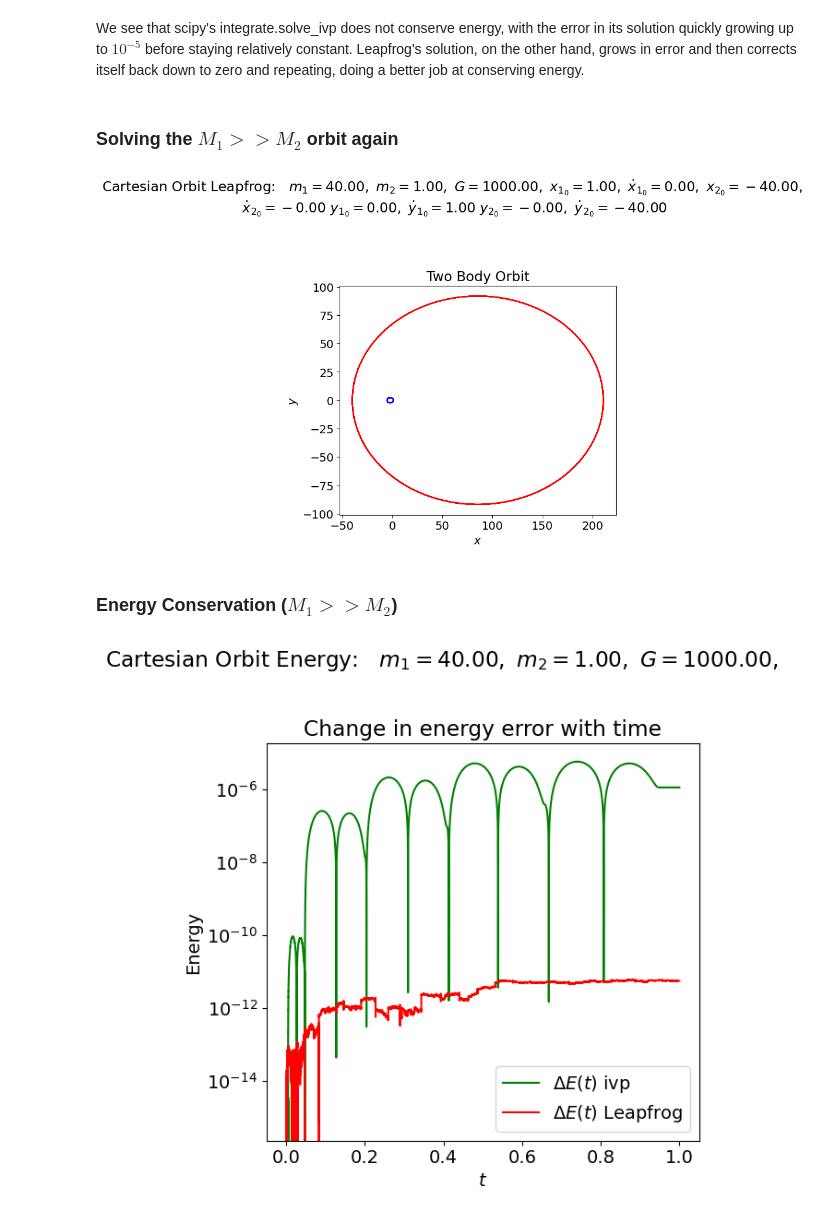
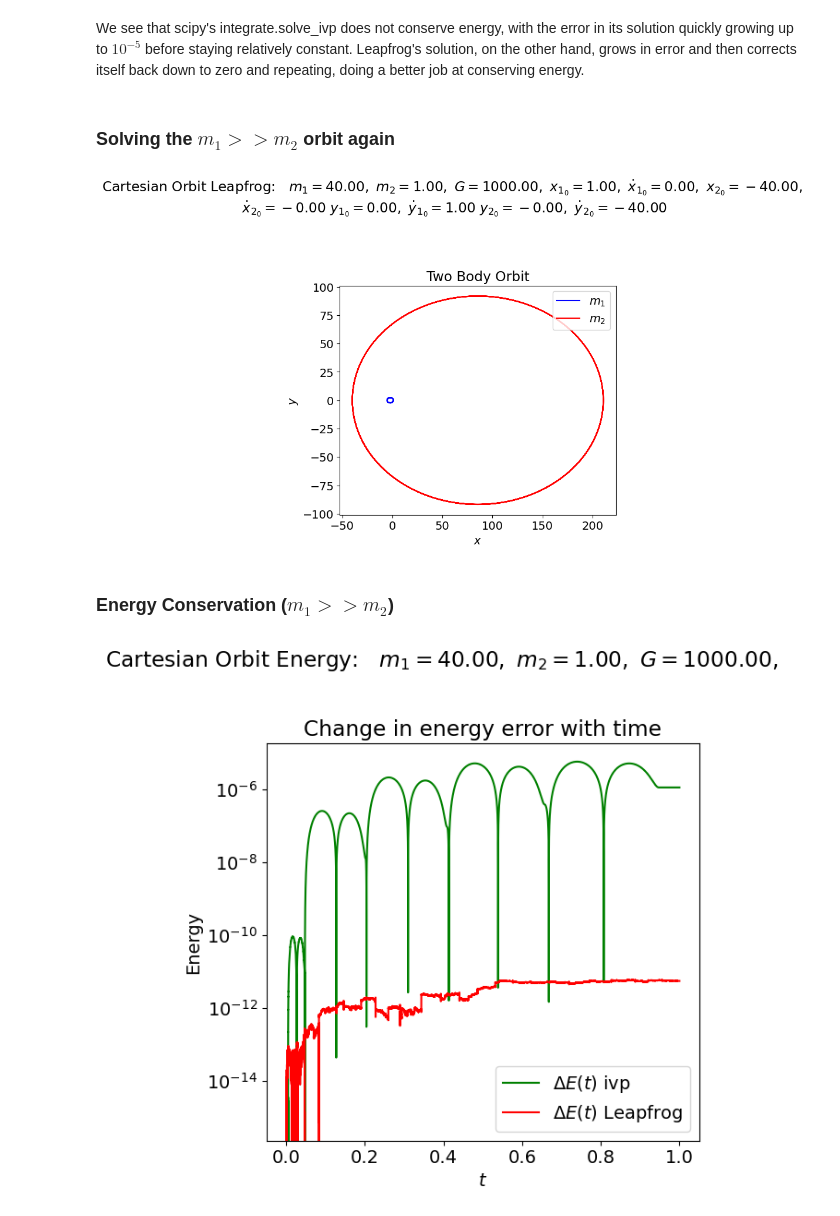
Before and after one commit to myers2004/5300_final, a Jupyter notebook: 5300_final.ipynb, the cells around one changed output. Cells and saved outputs as stored; diff of their text form; code cells hidden in the pictures.

```diff
--- a/5300_final.ipynb
+++ b/5300_final.ipynb
@@ -1548,7 +1557,7 @@ fig_5.tight_layout()
 # %% [markdown]
 We see that scipy's integrate.solve_ivp does not conserve energy, with the error in its solution quickly growing up to $10^{-5}$ before staying relatively constant. Leapfrog's solution, on the other hand, grows in error and then corrects itself back down to zero and repeating, doing a better job at conserving energy.
 # %% [markdown]
-### Solving the $M_1 >> M_2$ orbit again
+### Solving the $m_1 >> m_2$ orbit again
 # %%
 # Plotting time
 t_start = 0.
@@ -1591,38 +1600,39 @@ fig = plt.figure(figsize=(6,6))
 overall_title = 'Cartesian Orbit Leapfrog:  ' + \
                  rf' $m_1 = {m1:.2f},$' + \
                  rf' $m_2 = {m2:.2f},$' + \
                  rf' $G = {G:.2f},$' + \
                  rf' $x_{{1_0}} = {x_1_0:.2f},$' + \
                  rf' $\dot x_{{1_0}} = {x_dot_1_0:.2f},$' + \
                  rf' $x_{{2_0}} = {x_2_0:.2f},$' + '\n' + \
                  rf' $\dot x_{{2_0}} = {x_dot_2_0:.2f}$' + \
                  rf' $y_{{1_0}} = {y_1_0:.2f},$' + \
                  rf' $\dot y_{{1_0}} = {y_dot_1_0:.2f}$' + \
                  rf' $y_{{2_0}} = {y_2_0:.2f},$' + \
                  rf' $\dot y_{{2_0}} = {y_dot_2_0:.2f}$'
 fig.suptitle(overall_title, va='baseline')
 
 #plot from t=0 to t=200
 ax_a = fig.add_subplot(1,1,1)
 
 start, stop = start_stop_indices(t_pts, 0., 200.)
 plot_y_vs_x(x_1_LF[start : stop], y_1_LF[start : stop],
             axis_labels=y_vs_x_labels,
             color='blue',
-            label=None,
+            label='$m_1$',
             title=rf'',
             ax=ax_a)
 plot_y_vs_x(x_2_LF[start : stop], y_2_LF[start : stop],
             axis_labels=y_vs_x_labels,
             color='red',
-            label=None,
+            label='$m_2$',
             title=rf'Two Body Orbit',
             ax=ax_a)
+ax_a.legend(loc = 'upper right')
 fig.tight_layout()
 # %% [output]
-[figure, old version]
+[figure, new version]
 # %% [markdown]
-### Energy Conservation ($M_1 >> M_2$)
+### Energy Conservation ($m_1 >> m_2$)
 # %%
 # Plotting time
 
```
Also changed, not shown: parts of 9 cells of this notebook.
